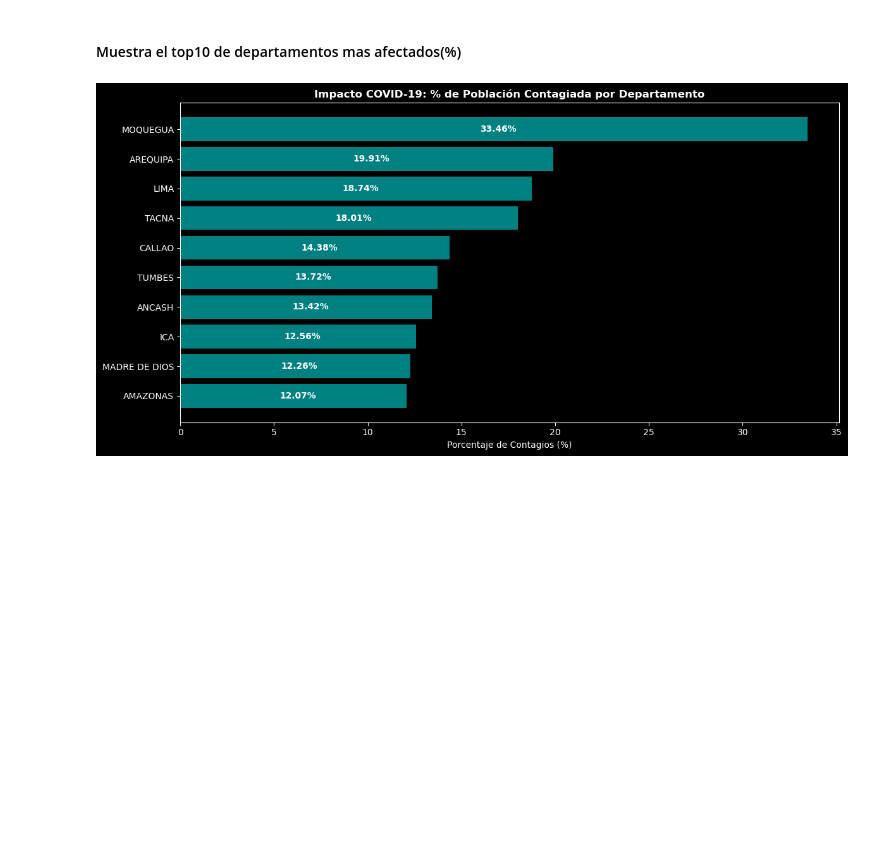
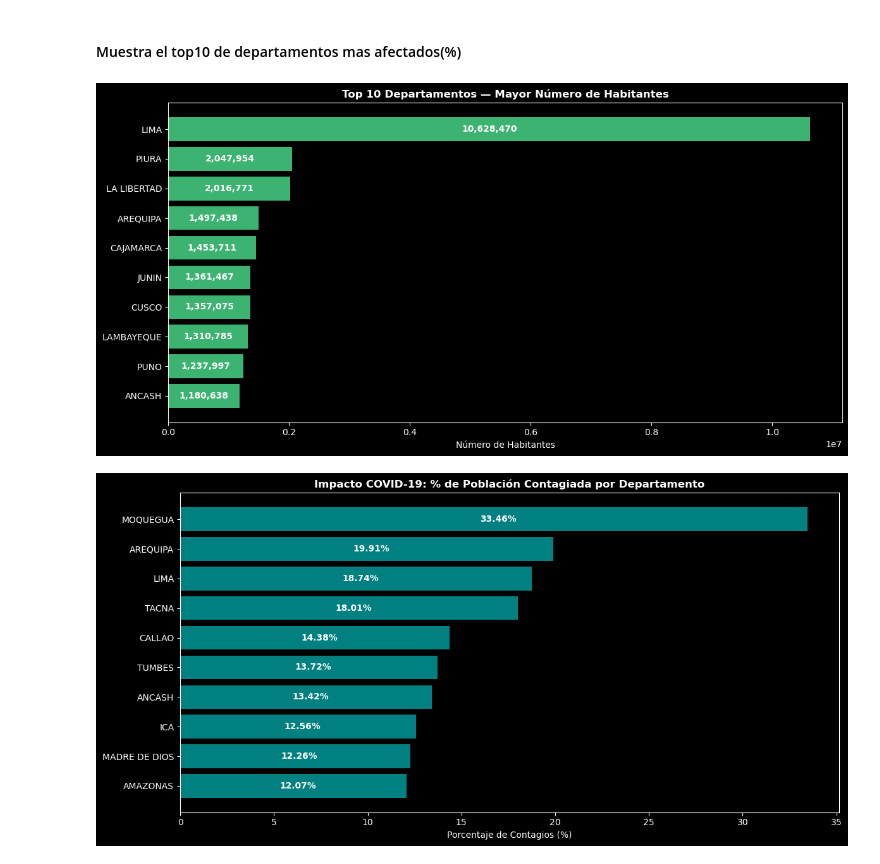
Before and after one commit to MartinTrillo22/preliminar_ciencia_datos, a Jupyter notebook: analisis.ipynb, the cells around one changed output. Drawn from its saved outputs; the diff is of its cells as text; code cells hidden in the pictures; blank space fills up the shorter version.

Commit message:
agregando estadistica extra de poblacion por departamento

```diff
--- a/analisis.ipynb
+++ b/analisis.ipynb
@@ -189,18 +189,31 @@ plt.show()
 # %%
 # DataFrame con datos de población por departamento promedio en 2020-2022
 data_poblacion = {
     'DEPARTAMENTO': [
         'AMAZONAS', 'ANCASH', 'APURIMAC', 'AREQUIPA', 'AYACUCHO', 'CAJAMARCA', 'CALLAO', 'CUSCO',
         'HUANCAVELICA', 'HUANUCO', 'ICA', 'JUNIN', 'LA LIBERTAD', 'LAMBAYEQUE', 'LIMA', 'LORETO',
         'MADRE DE DIOS', 'MOQUEGUA', 'PASCO', 'PIURA', 'PUNO', 'SAN MARTIN', 'TACNA', 'TUMBES', 'UCAYALI'
     ],
     'POBLACION': [
         426806, 1180638, 430736, 1497438, 668213, 1453711, 1129854, 1357075,
         348831, 721047, 975182, 1361467, 2016771, 1310785, 10628470, 883510,
         173811, 192742, 271904, 2047954, 1237997, 899648, 370974, 251521, 589110
     ]
 }
 df_pob = pd.DataFrame(data_poblacion)
+deptos_pob = df_pob.nlargest(10, 'POBLACION').sort_values('POBLACION', ascending=True)
+fig, ax = plt.subplots(figsize=(12, 6))
+bars = ax.barh(deptos_pob['DEPARTAMENTO'], deptos_pob['POBLACION'], color='mediumseagreen')
+
+ax.bar_label(bars, fmt='{:,.0f}', label_type='center', color='white', fontweight='bold')
+
+
+ax.set_title('Top 10 Departamentos — Mayor Número de Habitantes', fontweight='bold')
+ax.set_xlabel('Número de Habitantes')
+plt.tight_layout()
+plt.show()
+# %% [output]
+[figure, added]
 # %%
 contagios_deptos = df['DEPARTAMENTO'].value_counts().reset_index()
 contagios_deptos.columns = ['DEPARTAMENTO', 'CONTAGIOS']
```
